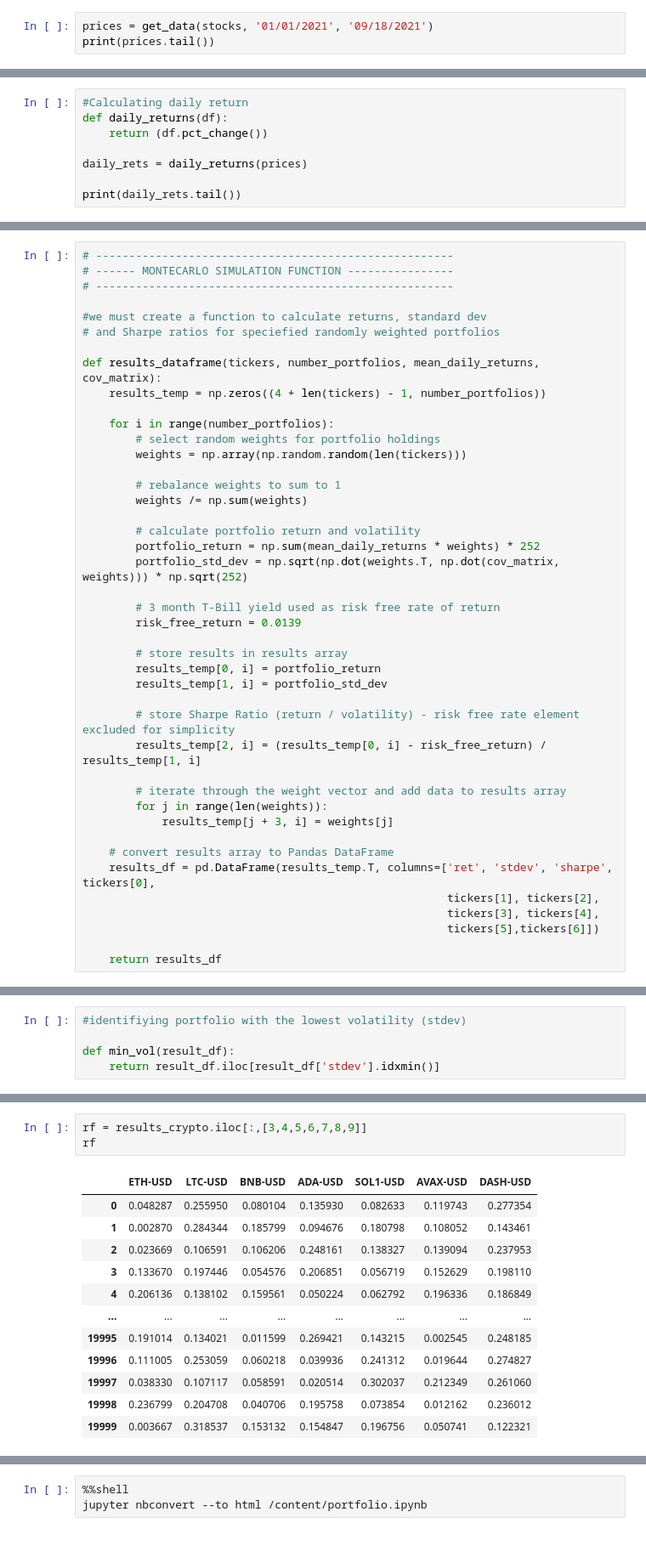
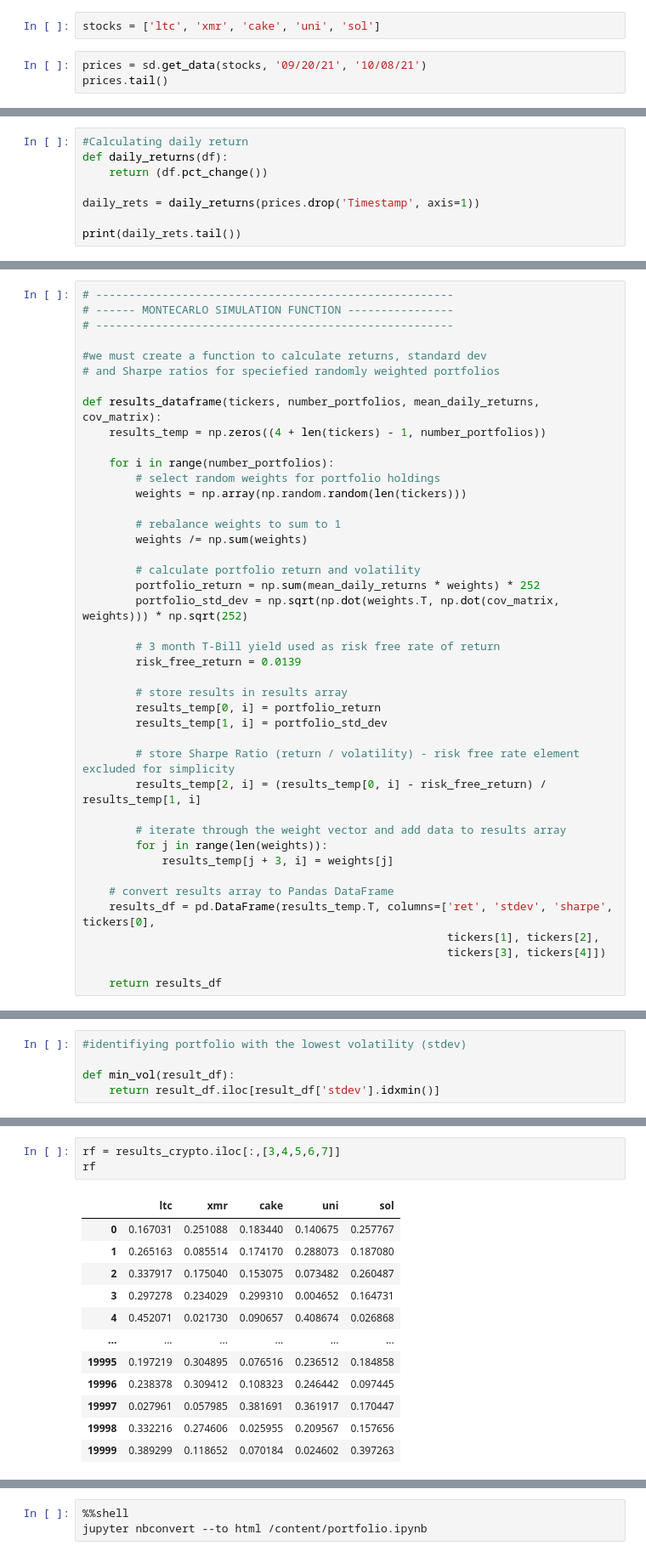
Before and after one commit to jblanco89/MonteCarlo_Portfolio, a Jupyter notebook: portfolio.ipynb, the cells around one changed output, grey strips where cells are left out. Shown at 85% size. Drawn from its saved outputs; the diff is of its cells as text.

```diff
--- a/portfolio.ipynb
+++ b/portfolio.ipynb
@@ -42,4 +21,6 @@ def get_data(tickers, date_beg, date_end):
+# %%
+stocks = ['ltc', 'xmr', 'cake', 'uni', 'sol']
 # %%
-prices = get_data(stocks, '01/01/2021', '09/18/2021')
-print(prices.tail())
+prices = sd.get_data(stocks, '09/20/21', '10/08/21')
+prices.tail()
 # %% [output]
@@ -57,7 +35,7 @@ Date                                 ...
 def daily_returns(df):
     return (df.pct_change())
 
-daily_rets = daily_returns(prices)
+daily_rets = daily_returns(prices.drop('Timestamp', axis=1))
 
 print(daily_rets.tail())
 # %% [output]
@@ -143,8 +114,7 @@ def results_dataframe(tickers, number_portfolios, mean_daily_returns, cov_matrix
     # convert results array to Pandas DataFrame
     results_df = pd.DataFrame(results_temp.T, columns=['ret', 'stdev', 'sharpe', tickers[0],
                                                        tickers[1], tickers[2],
-                                                       tickers[3], tickers[4],
-                                                       tickers[5],tickers[6]])
+                                                       tickers[3], tickers[4]])
 
     return results_df
 # %%
@@ -227,18 +193,18 @@ type(real_portfolio)
 # %% [output]
 list
 # %%
-rf = results_crypto.iloc[:,[3,4,5,6,7,8,9]]
+rf = results_crypto.iloc[:,[3,4,5,6,7]]
 rf
 # %% [output]
-|  | ETH-USD | LTC-USD | BNB-USD | ADA-USD | SOL1-USD | AVAX-USD | DASH-USD |
-| 0 | 0.048287 | 0.255950 | 0.080104 | 0.135930 | 0.082633 | 0.119743 | 0.277354 |
-| 1 | 0.002870 | 0.284344 | 0.185799 | 0.094676 | 0.180798 | 0.108052 | 0.143461 |
-| 2 | 0.023669 | 0.106591 | 0.106206 | 0.248161 | 0.138327 | 0.139094 | 0.237953 |
-| 3 | 0.133670 | 0.197446 | 0.054576 | 0.206851 | 0.056719 | 0.152629 | 0.198110 |
-| 4 | 0.206136 | 0.138102 | 0.159561 | 0.050224 | 0.062792 | 0.196336 | 0.186849 |
-| ... | ... | ... | ... | ... | ... | ... | ... |
-| 19995 | 0.191014 | 0.134021 | 0.011599 | 0.269421 | 0.143215 | 0.002545 | 0.248185 |
-| 19996 | 0.111005 | 0.253059 | 0.060218 | 0.039936 | 0.241312 | 0.019644 | 0.274827 |
-| 19997 | 0.038330 | 0.107117 | 0.058591 | 0.020514 | 0.302037 | 0.212349 | 0.261060 |
-| 19998 | 0.236799 | 0.204708 | 0.040706 | 0.195758 | 0.073854 | 0.012162 | 0.236012 |
-| 19999 | 0.003667 | 0.318537 | 0.153132 | 0.154847 | 0.196756 | 0.050741 | 0.122321 |
+|  | ltc | xmr | cake | uni | sol |
+| 0 | 0.167031 | 0.251088 | 0.183440 | 0.140675 | 0.257767 |
+| 1 | 0.265163 | 0.085514 | 0.174170 | 0.288073 | 0.187080 |
+| 2 | 0.337917 | 0.175040 | 0.153075 | 0.073482 | 0.260487 |
+| 3 | 0.297278 | 0.234029 | 0.299310 | 0.004652 | 0.164731 |
+| 4 | 0.452071 | 0.021730 | 0.090657 | 0.408674 | 0.026868 |
+| ... | ... | ... | ... | ... | ... |
+| 19995 | 0.197219 | 0.304895 | 0.076516 | 0.236512 | 0.184858 |
+| 19996 | 0.238378 | 0.309412 | 0.108323 | 0.246442 | 0.097445 |
+| 19997 | 0.027961 | 0.057985 | 0.381691 | 0.361917 | 0.170447 |
+| 19998 | 0.332216 | 0.274606 | 0.025955 | 0.209567 | 0.157656 |
+| 19999 | 0.389299 | 0.118652 | 0.070184 | 0.024602 | 0.397263 |
```
Also changed, not shown: parts of 19 cells of this notebook.
